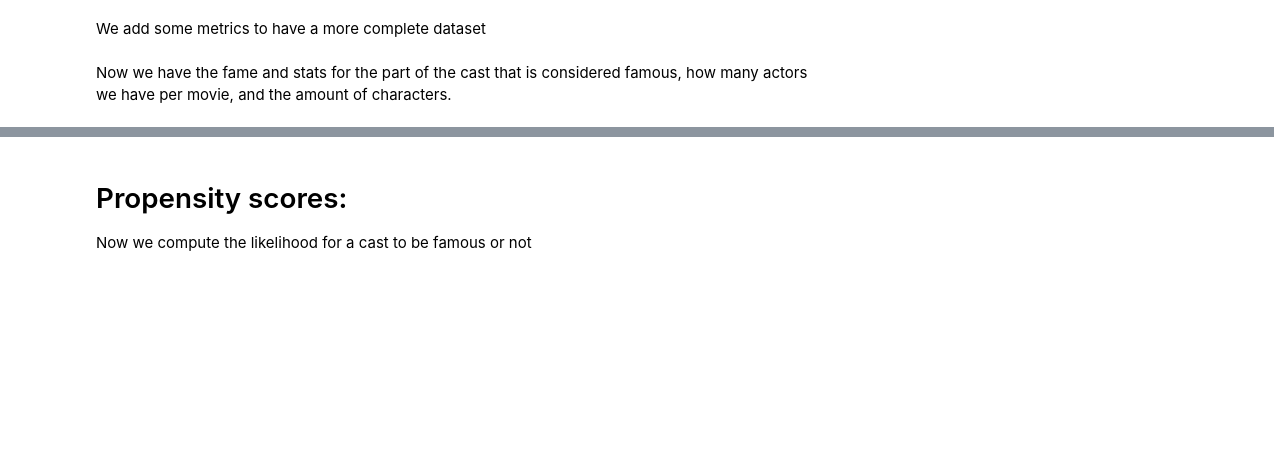
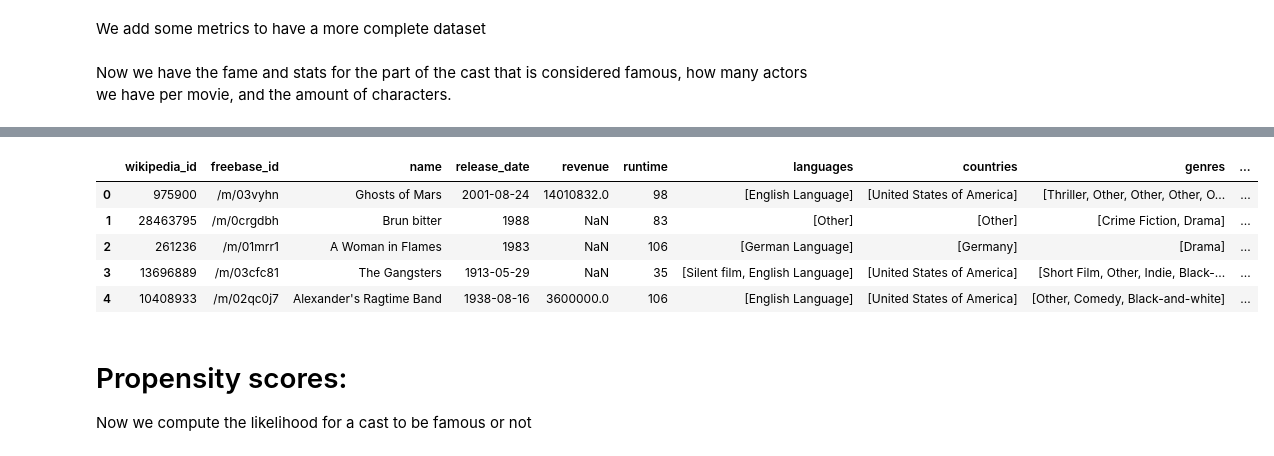
Before and after one commit to epfl-ada/ada-2023-project-shinebrightlikeadamon, a Jupyter notebook: fame_pop_analysis.ipynb, the cells around one changed output, grey strips where cells are left out. Cells and saved outputs as stored; diff of their text form; code cells hidden in the pictures; blank space fills up the shorter version.

```diff
--- a/fame_pop_analysis.ipynb
+++ b/fame_pop_analysis.ipynb
@@ -355,0 +391,65 @@ display(movies_copy.head())
+# %%
+from sklearn.preprocessing import MultiLabelBinarizer
+movies_reg = movies_copy.copy()
+
+# Flatten the lists of countries and get the top N most frequent countries
+top_countries = movies_reg['countries'].explode().value_counts().nlargest(10).index
+movies_reg['countries'] = movies_reg['countries'].apply(lambda lst: ['Other' if country not in top_countries else country for country in lst])
+
+# Initialize the MultiLabelBinarizer
+mlb = MultiLabelBinarizer()
+
+# Fit and transform the lists of countries
+one_hot_encoded = mlb.fit_transform(movies_reg['countries'])
+
+#version with a vector instead of a column for each country
+# # Create a single column with a vector representation
+#movies_reg['countries_vector'] = one_hot_encoded.tolist()
+
+# # Drop the original 'countries_column' and the one-hot encoded columns
+# df = df.drop(['countries'], axis=1)
+
+# Create a DataFrame with the one-hot encoded values
+one_hot_df = pd.DataFrame(one_hot_encoded, columns=mlb.classes_)
+
+# Concatenate the original DataFrame with the one-hot encoded DataFrame
+movies_reg = pd.concat([movies_reg, one_hot_df], axis=1)
+
+# do the same for the languages
+top_languages = movies_reg['languages'].explode().value_counts().nlargest(10).index
+movies_reg['languages'] = movies_reg['languages'].apply(lambda lst: ['Other' if language not in top_languages else language for language in lst])
+
+# Initialize the MultiLabelBinarizer
+mlb = MultiLabelBinarizer()
+# Fit and transform the lists of languages
+one_hot_encoded = mlb.fit_transform(movies_reg['languages'])
+#vector version
+#movies_reg['languages_vector'] = one_hot_encoded.tolist()
+# Create a DataFrame with the one-hot encoded values
+one_hot_df = pd.DataFrame(one_hot_encoded, columns=mlb.classes_)
+# Concatenate the original DataFrame with the one-hot encoded DataFrame
+movies_reg = pd.concat([movies_reg, one_hot_df], axis=1)
+
+# do the same for the genres
+top_genres = movies_reg['genres'].explode().value_counts().nlargest(10).index
+movies_reg['genres'] = movies_reg['genres'].apply(lambda lst: ['Other' if genre not in top_genres else genre for genre in lst])
+# Initialize the MultiLabelBinarizer
+mlb = MultiLabelBinarizer()
+# Fit and transform the lists of genres
+one_hot_encoded = mlb.fit_transform(movies_reg['genres'])
+#vector version
+#movies_reg['genres_vector'] = one_hot_encoded.tolist()
+# Create a DataFrame with the one-hot encoded values
+one_hot_df = pd.DataFrame(one_hot_encoded, columns=mlb.classes_)
+# Concatenate the original DataFrame with the one-hot encoded DataFrame
+movies_reg = pd.concat([movies_reg, one_hot_df], axis=1)
+
+
+display(movies_reg.head())
+# %% [output]
+|  | wikipedia_id | freebase_id | name | release_date | revenue | runtime | languages | countries | genres | ... |
+| 0 | 975900 | /m/03vyhn | Ghosts of Mars | 2001-08-24 | 14010832.0 | 98 | [English Language] | [United States of America] | [Thriller, Other, Other, Other, O... | ... |
+| 1 | 28463795 | /m/0crgdbh | Brun bitter | 1988 | NaN | 83 | [Other] | [Other] | [Crime Fiction, Drama] | ... |
+| 2 | 261236 | /m/01mrr1 | A Woman in Flames | 1983 | NaN | 106 | [German Language] | [Germany] | [Drama] | ... |
+| 3 | 13696889 | /m/03cfc81 | The Gangsters | 1913-05-29 | NaN | 35 | [Silent film, English Language] | [United States of America] | [Short Film, Other, Indie, Black-... | ... |
+| 4 | 10408933 | /m/02qc0j7 | Alexander's Ragtime Band | 1938-08-16 | 3600000.0 | 106 | [English Language] | [United States of America] | [Other, Comedy, Black-and-white] | ... |
```
Also changed, not shown: parts of 13 cells of this notebook, 1 other file.
